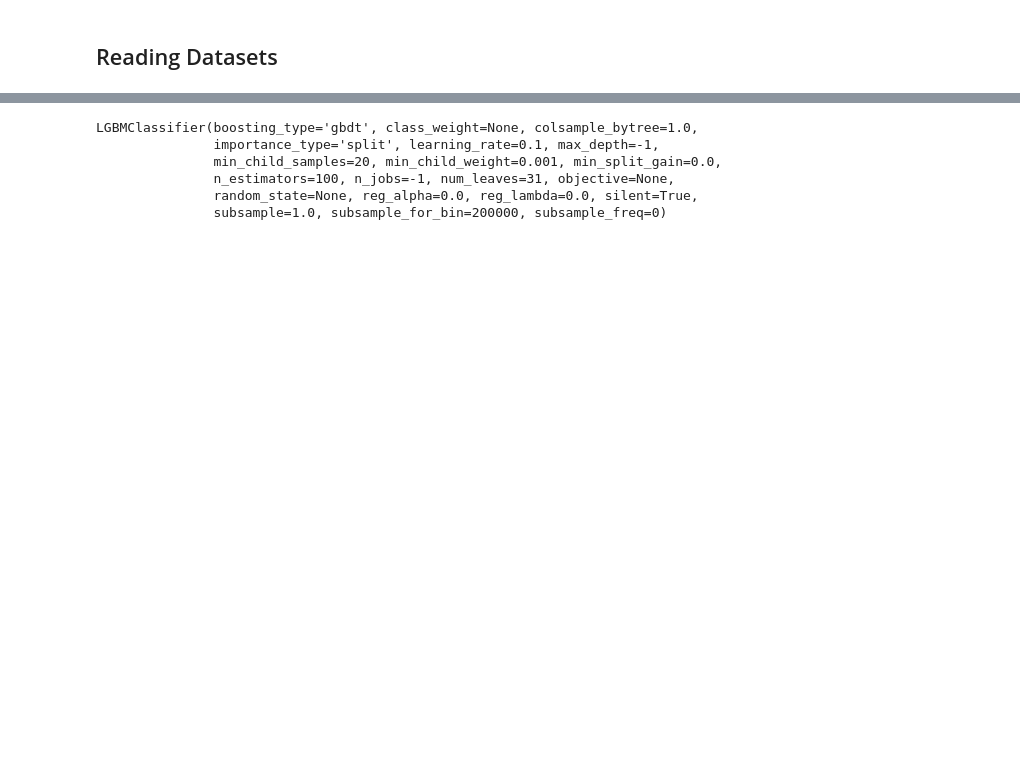
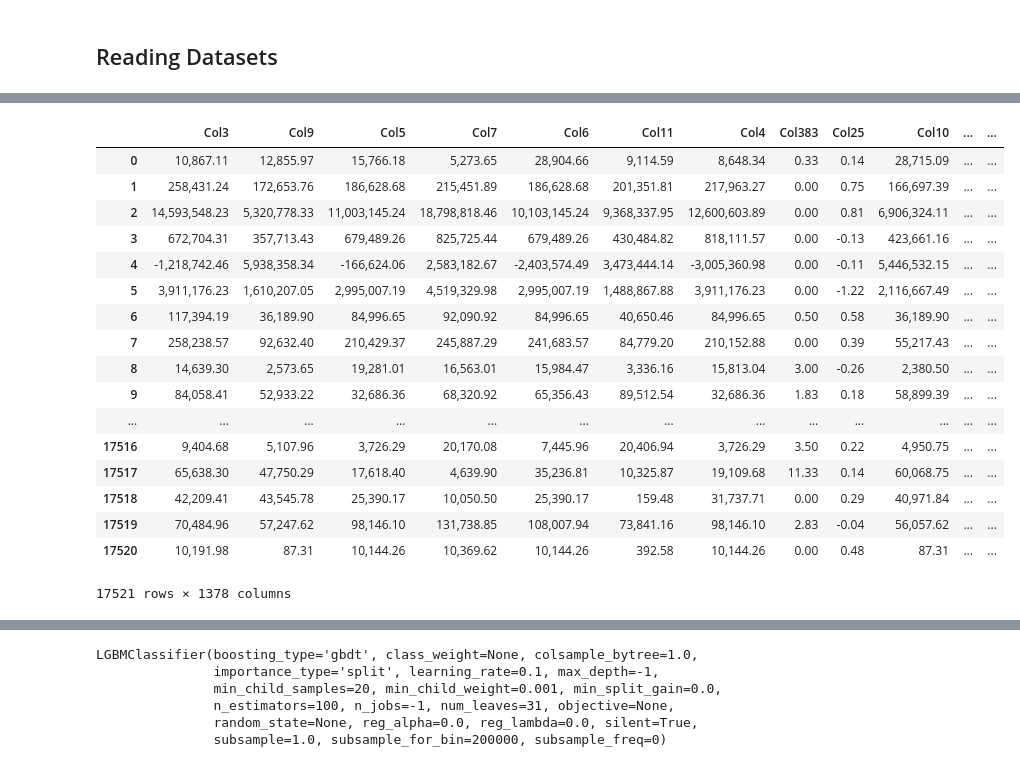
Before and after one commit to shivam13juna/HDFC_HackerEarth_Sep20, a Jupyter notebook: main_code_train-Copy1.ipynb, the cells around one changed output, grey strips where cells are left out. Saved outputs shown, nothing was run; the diff lists cells and outputs as text; code cells hidden in the pictures; blank space fills up the shorter version.

```diff
--- a/main_code_train-Copy1.ipynb
+++ b/main_code_train-Copy1.ipynb
@@ -135,3 +181,24 @@ sorted(feature_importances[feature_importances.importance > threshold].reset_ind
 # %%
 train_data = train[feature_importances[feature_importances.importance > threshold].reset_index()['index'].values.tolist()]
 test_data = test[feature_importances[feature_importances.importance > threshold].reset_index()['index'].values.tolist()]
+# %%
+train_data
+# %% [output]
+|  | Col3 | Col9 | Col5 | Col7 | Col6 | Col11 | Col4 | Col383 | Col25 | Col10 | ... | ... |
+| 0 | 10,867.11 | 12,855.97 | 15,766.18 | 5,273.65 | 28,904.66 | 9,114.59 | 8,648.34 | 0.33 | 0.14 | 28,715.09 | ... | ... |
+| 1 | 258,431.24 | 172,653.76 | 186,628.68 | 215,451.89 | 186,628.68 | 201,351.81 | 217,963.27 | 0.00 | 0.75 | 166,697.39 | ... | ... |
+| 2 | 14,593,548.23 | 5,320,778.33 | 11,003,145.24 | 18,798,818.46 | 10,103,145.24 | 9,368,337.95 | 12,600,603.89 | 0.00 | 0.81 | 6,906,324.11 | ... | ... |
+| 3 | 672,704.31 | 357,713.43 | 679,489.26 | 825,725.44 | 679,489.26 | 430,484.82 | 818,111.57 | 0.00 | -0.13 | 423,661.16 | ... | ... |
+| 4 | -1,218,742.46 | 5,938,358.34 | -166,624.06 | 2,583,182.67 | -2,403,574.49 | 3,473,444.14 | -3,005,360.98 | 0.00 | -0.11 | 5,446,532.15 | ... | ... |
+| 5 | 3,911,176.23 | 1,610,207.05 | 2,995,007.19 | 4,519,329.98 | 2,995,007.19 | 1,488,867.88 | 3,911,176.23 | 0.00 | -1.22 | 2,116,667.49 | ... | ... |
+| 6 | 117,394.19 | 36,189.90 | 84,996.65 | 92,090.92 | 84,996.65 | 40,650.46 | 84,996.65 | 0.50 | 0.58 | 36,189.90 | ... | ... |
+| 7 | 258,238.57 | 92,632.40 | 210,429.37 | 245,887.29 | 241,683.57 | 84,779.20 | 210,152.88 | 0.00 | 0.39 | 55,217.43 | ... | ... |
+| 8 | 14,639.30 | 2,573.65 | 19,281.01 | 16,563.01 | 15,984.47 | 3,336.16 | 15,813.04 | 3.00 | -0.26 | 2,380.50 | ... | ... |
+| 9 | 84,058.41 | 52,933.22 | 32,686.36 | 68,320.92 | 65,356.43 | 89,512.54 | 32,686.36 | 1.83 | 0.18 | 58,899.39 | ... | ... |
+| ... | ... | ... | ... | ... | ... | ... | ... | ... | ... | ... | ... | ... |
+| 17516 | 9,404.68 | 5,107.96 | 3,726.29 | 20,170.08 | 7,445.96 | 20,406.94 | 3,726.29 | 3.50 | 0.22 | 4,950.75 | ... | ... |
+| 17517 | 65,638.30 | 47,750.29 | 17,618.40 | 4,639.90 | 35,236.81 | 10,325.87 | 19,109.68 | 11.33 | 0.14 | 60,068.75 | ... | ... |
+| 17518 | 42,209.41 | 43,545.78 | 25,390.17 | 10,050.50 | 25,390.17 | 159.48 | 31,737.71 | 0.00 | 0.29 | 40,971.84 | ... | ... |
+| 17519 | 70,484.96 | 57,247.62 | 98,146.10 | 131,738.85 | 108,007.94 | 73,841.16 | 98,146.10 | 2.83 | -0.04 | 56,057.62 | ... | ... |
+| 17520 | 10,191.98 | 87.31 | 10,144.26 | 10,369.62 | 10,144.26 | 392.58 | 10,144.26 | 0.00 | 0.48 | 87.31 | ... | ... |
+17521 rows × 1378 columns
```
Also changed, not shown: parts of 38 cells of this notebook, 9 other files.
